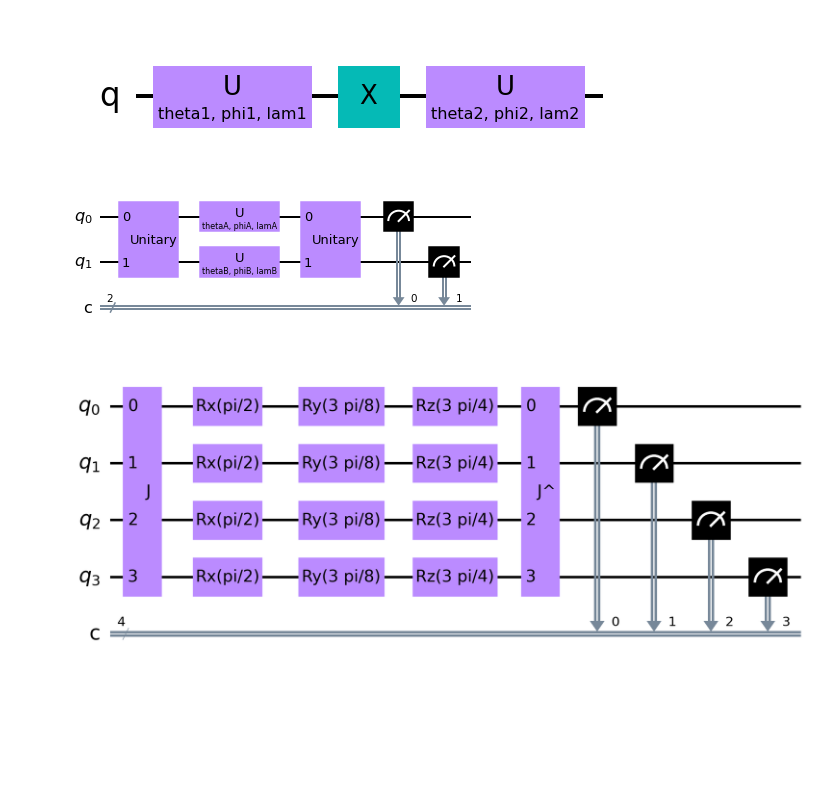
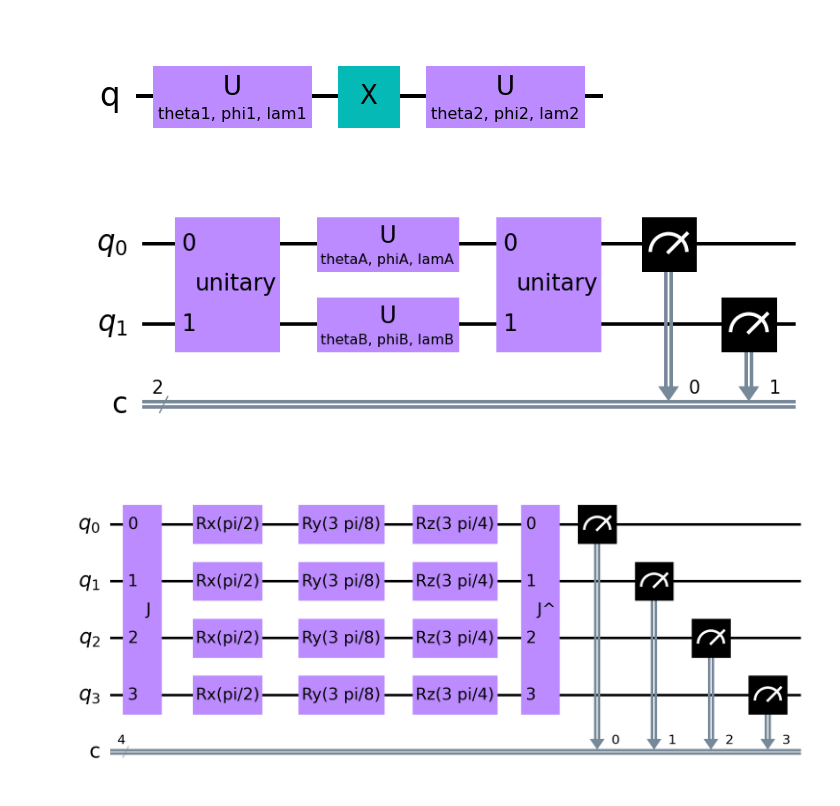
Before and after one commit to agustinsilva447/Quantum-Game-Theory, a Jupyter notebook: circuit.ipynb, the cells around one changed output. Saved outputs shown, nothing was run; the diff lists cells and outputs as text; code cells hidden in the pictures; blank space fills up the shorter version.

```diff
--- a/circuit.ipynb
+++ b/circuit.ipynb
@@ -39,31 +39,31 @@ circ.draw('mpl', scale = 2)
 # %%
 circ = QuantumCircuit(2,2)
 I_2 = np.identity(4)
 
 X_2 = np.matrix([[0,0,0,1],
                  [0,0,1,0],
                  [0,1,0,0],
                  [1,0,0,0]])
 J_2 = Operator(1 / np.sqrt(2) * (I_2 + 1j *X_2))
 J_2_dg = Operator(1 / np.sqrt(2) * (I_2 - 1j *X_2))
 
 thetaA = qiskit.circuit.Parameter('thetaA')
 phiA = qiskit.circuit.Parameter('phiA')
 lamA = qiskit.circuit.Parameter('lamA')
 
 thetaB = qiskit.circuit.Parameter('thetaB')
 phiB = qiskit.circuit.Parameter('phiB')
 lamB = qiskit.circuit.Parameter('lamB')
 
 circ = QuantumCircuit(2,2)
 circ.append(J_2, [0,1])
 circ.u(thetaA,phiA,lamA,0)
 circ.u(thetaB,phiB,lamB,1)
 circ.append(J_2_dg, [0,1])
 circ.measure([0,1], [0,1])
-circ.draw(output='mpl')
+circ.draw(output='mpl', scale = 2)
 # %% [output]
-[figure, old version]
+[figure, new version]
 # %%
 from qiskit.circuit import Gate
 
```
Also changed, not shown: 1 other file.
